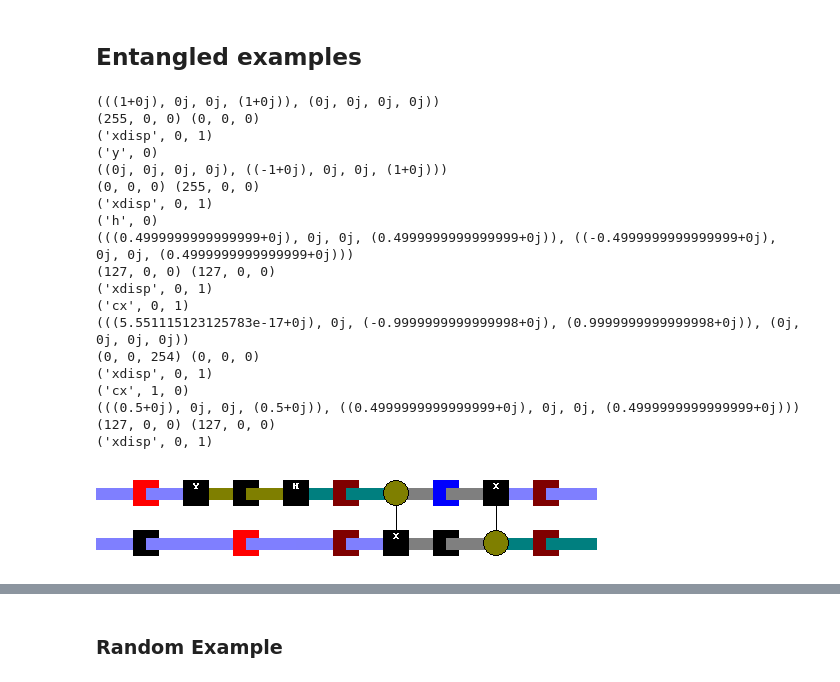
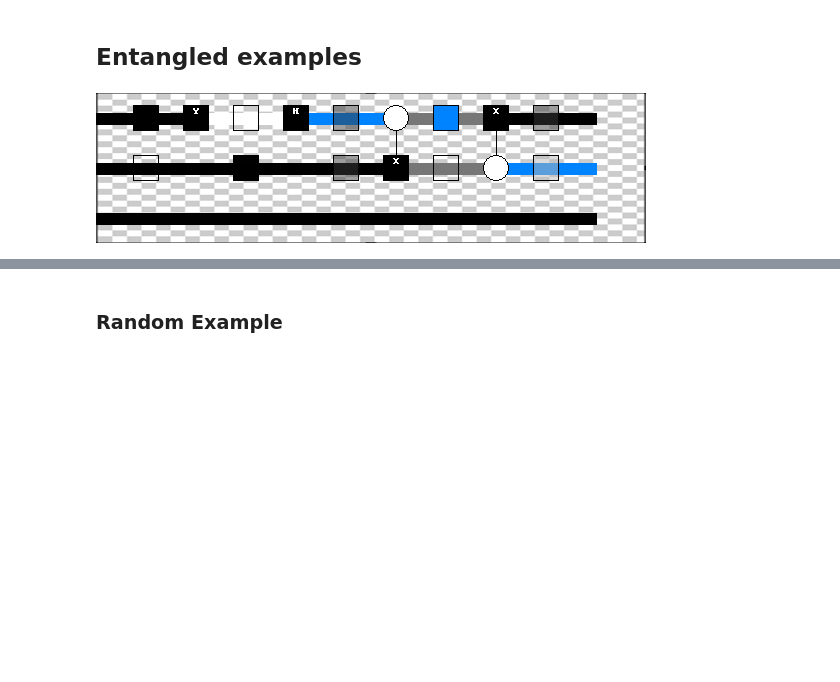
Before and after one commit to jpmarceaux/jpq, a Jupyter notebook: Prototyping.ipynb, the cells around one changed output, grey strips where cells are left out. Cells and saved outputs as stored; diff of their text form; code cells hidden in the pictures; blank space fills up the shorter version.

```diff
--- a/Prototyping.ipynb
+++ b/Prototyping.ipynb
@@ -214,8 +228,8 @@ def extract_correlation_coefs(rho12):
         ])
 
     return (
-        (np.trace(Z_1@rho12), np.trace(Y_1@rho12), np.trace(X_1@rho12), np.trace(I_1@rho12)),
-        (np.trace(Z_2@rho12), np.trace(Y_2@rho12), np.trace(X_2@rho12), np.trace(I_2@rho12))
+        (np.trace(Z_1@rho12).real, np.trace(Y_1@rho12).real, np.trace(X_1@rho12).real, np.trace(I_1@rho12).real),
+        (np.trace(Z_2@rho12).real, np.trace(Y_2@rho12).real, np.trace(X_2@rho12).real, np.trace(I_2@rho12).real)
     )
 # %%
 def paint_xdisplay(draw, coefs, bit1, bit2, layer_idx, tileDims, gateRatio=1/4):
@@ -329,20 +345,24 @@ class Painter():
         depth = circ.get_depth()
         tileX = self._tileDims[0]
         tileY = self._tileDims[1]
+
+        height = qbits*tileY
+        width = (depth+2)*tileX
+
         wireRatio = self._wireRatio
         rho = Register(qbits).mat()
 
         # [1] Allocate image
-        image = Image.new("RGBA", (tileX*(depth+2), tileY*qbits), (0, 0, 0, 0))
-        draw = ImageDraw.Draw(image)
+        image = Image.open("background.png")
+        image = image.resize((width, height))
+        draw = ImageDraw.Draw(image, "RGBA")
 
         # paint initial layer of tiles
         for q in range(qbits):
-            xyz = local_bloch(rho, q, qbits)
-            [r,g,b] =  [int(255*(1+xyz[v])/2) for v in range(3)]
+            x, y, z = local_bloch(rho, q, qbits)
             xi, yi = int(0), int((q+0.5)*tileY)
             xf, yf = int(tileX), int(yi)
-            draw.line([(xi, yi), (xf, yf)], width=int(tileY*wireRatio), fill=(r, g, b))
+            draw.line([(xi, yi), (xf, yf)], width=int(tileY*wireRatio), fill=bloch2rgb_lab(x, y, z))
 
         # painter circuit layers
         for i in range(depth):
@@ -350,18 +370,23 @@ class Painter():
             if layer[0][0] != 'xdisp':
                 channel = circ.get_layer_channel(i)
                 rho = channel.apply(rho)
+                for q in range(qbits):
+                    x, y, z = local_bloch(rho, q, qbits)
+                    xi, yi = int((i+1)*tileX), int((q+0.5)*tileY)
+                    xf, yf = int((i+2)*tileX), int(yi)
+                    draw.line([(xi, yi), (xf, yf)], width=int(tileY*wireRatio), fill=bloch2rgb_lab(x, y, z))
+                    paint_gates(image, layer, i, (tileX, tileY))
             else:
-                sig = TrX(rho, [layer[0][1], layer[0][2]], [2 for _ in range(qbits)])
-                coefs = extract_correlation_coefs(rho)
-                print(coefs)
+                for q in range(qbits):
+                    x, y, z = local_bloch(rho, q, qbits)
+                    xi, yi = int((i+1)*tileX), int((q+0.5)*tileY)
+                    xf, yf = int((i+2)*tileX), int(yi)
+                    draw.line([(xi, yi), (xf, yf)], width=int(tileY*wireRatio), fill=bloch2rgb_lab(x, y, z))
+                subsystems = [i for i in range(qbits) if (i != layer[0][1]) and (i != layer[0][2])]
+                sig = TrX(rho, subsystems, [2 for _ in range(qbits)])
+                coefs = extract_correlation_coefs(sig)
                 paint_xdisplay(draw, coefs, layer[0][1], layer[0][2], i, (tileX, tileY))
-            for q in range(qbits):
-                xyz = local_bloch(rho, q, qbits)
-                [r,g,b] =  [int(255*(1+xyz[v])/2) for v in range(3)]
-                xi, yi = int((i+1)*tileX), int((q+0.5)*tileY)
-                xf, yf = int((i+2)*tileX), int(yi)
-                draw.line([(xi, yi), (xf, yf)], width=int(tileY*wireRatio), fill=(r, g, b))
-            paint_gates(image, layer, i, (tileX, tileY))
+
 
         if filename:
             image.save(filename)
@@ -438,30 +514,11 @@ painter.paint(circ)
 ## Entangled examples
 # %%
 layers = [[('xdisp', 0, 1)], [('y', 0)], [('xdisp', 0, 1)], [('h', 0)],  [('xdisp', 0, 1)], [('cx', 0, 1)], [('xdisp', 0, 1)], [('cx', 1, 0)], [('xdisp', 0, 1)]]
-circ = Circuit(2, layers)
+circ = Circuit(3, layers)
 painter = Painter((50, 50))
 painter.paint(circ)
 # %% [output]
-(((1+0j), 0j, 0j, (1+0j)), (0j, 0j, 0j, 0j))
-(255, 0, 0) (0, 0, 0)
-('xdisp', 0, 1)
-('y', 0)
-((0j, 0j, 0j, 0j), ((-1+0j), 0j, 0j, (1+0j)))
-(0, 0, 0) (255, 0, 0)
-('xdisp', 0, 1)
-('h', 0)
-(((0.4999999999999999+0j), 0j, 0j, (0.4999999999999999+0j)), ((-0.4999999999999999+0j), 0j, 0j, (0.4999999999999999+0j)))
-(127, 0, 0) (127, 0, 0)
-('xdisp', 0, 1)
-('cx', 0, 1)
-(((5.551115123125783e-17+0j), 0j, (-0.9999999999999998+0j), (0.9999999999999998+0j)), (0j, 0j, 0j, 0j))
-(0, 0, 254) (0, 0, 0)
-('xdisp', 0, 1)
-('cx', 1, 0)
-(((0.5+0j), 0j, 0j, (0.5+0j)), ((0.4999999999999999+0j), 0j, 0j, (0.4999999999999999+0j)))
-(127, 0, 0) (127, 0, 0)
-('xdisp', 0, 1)
-[figure, old version]
+[figure, new version]
 # %%
 layers = [[('xdisp', 0, 1)],
           [('h', 0)],
```
Also changed, not shown: parts of 36 cells of this notebook, 4 other files.
